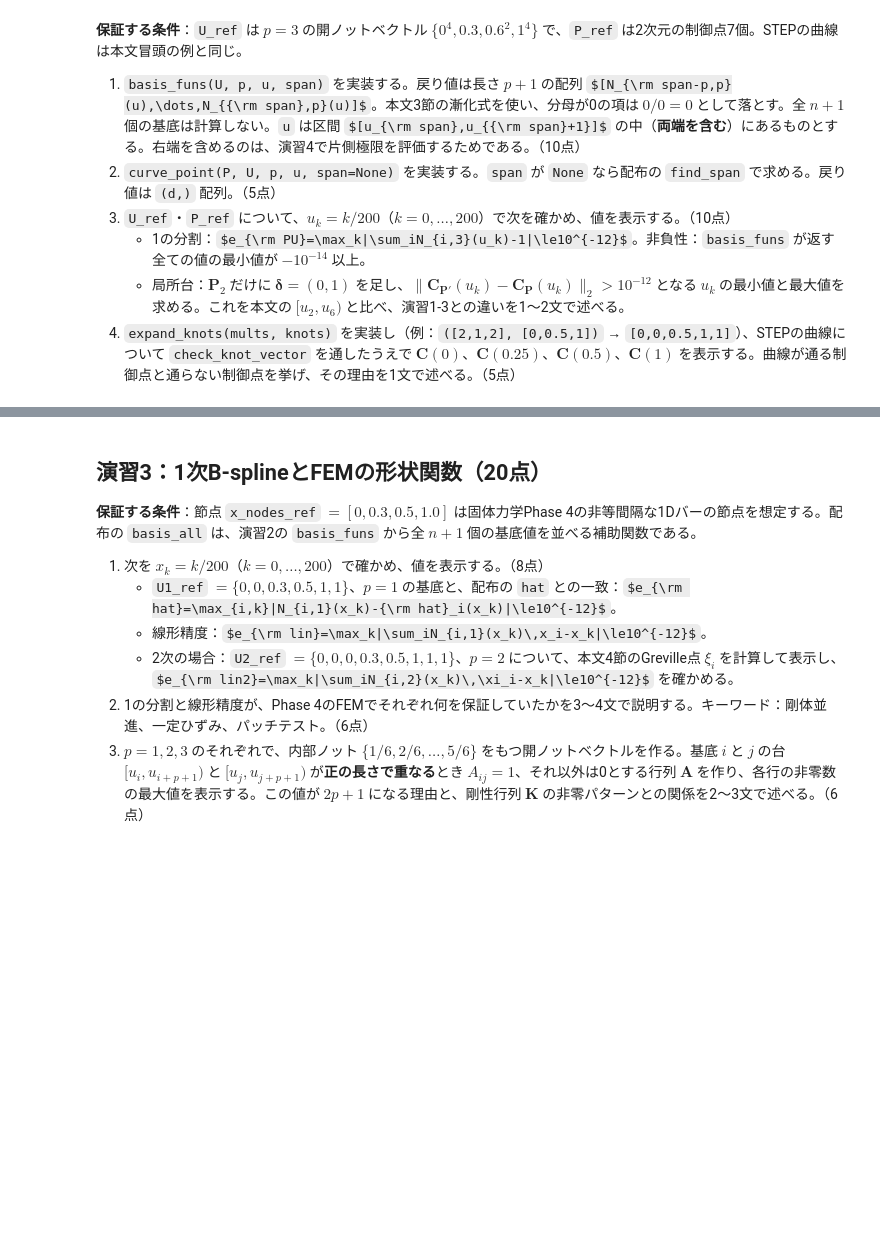
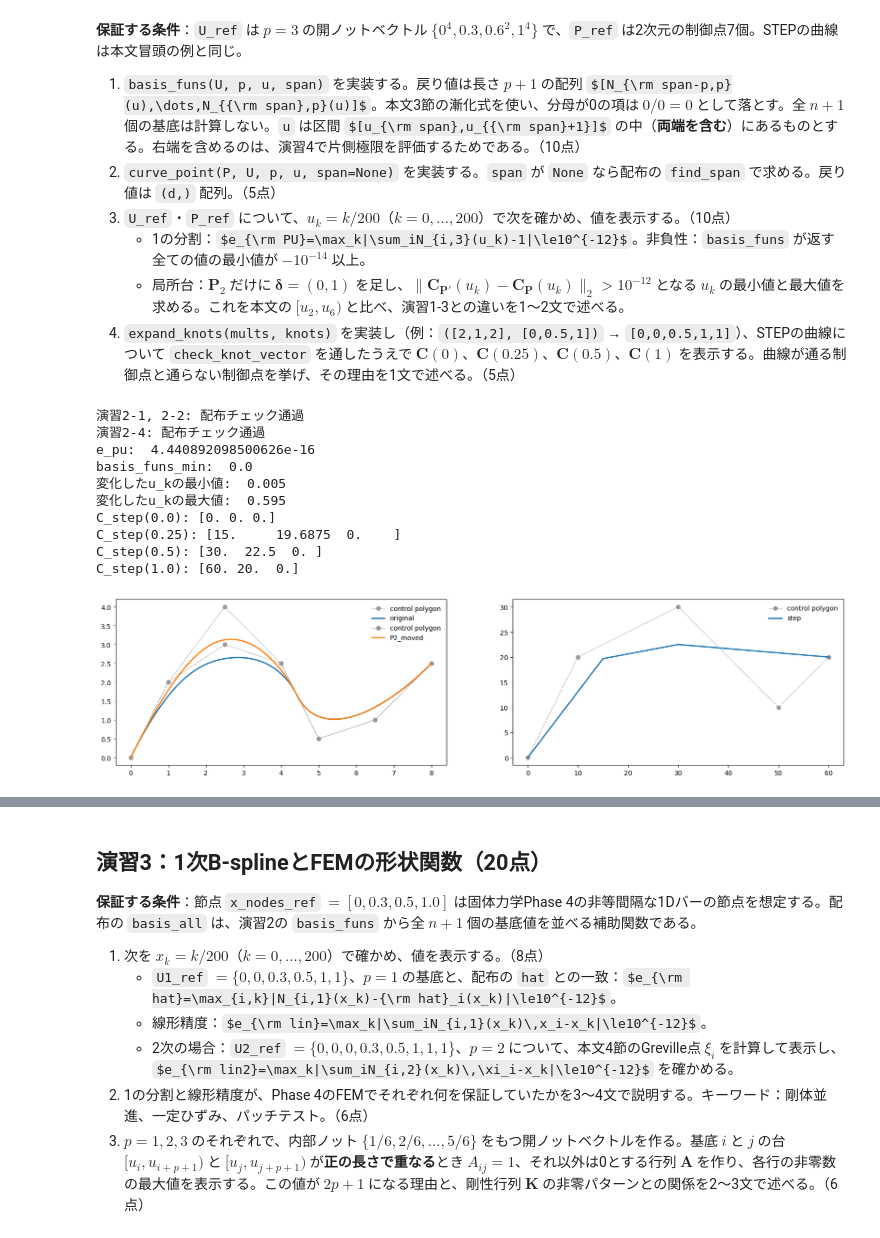
Before and after one commit to meshitaro0/cae-lab, a Jupyter notebook: notebooks/cad/Phase1.ipynb, the cells around one changed output, grey strips where cells are left out. Saved outputs shown, nothing was run; the diff lists cells and outputs as text; code cells hidden in the pictures; some formulas as TeX source; blank space fills up the shorter version.

```diff
--- a/notebooks/cad/Phase1.ipynb
+++ b/notebooks/cad/Phase1.ipynb
@@ -166,36 +213,101 @@ knots_step_ref = [0., 0.5, 1.]
 P_step_ref = np.array([[0., 0., 0.], [10., 20., 0.], [30., 30., 0.], [50., 10., 0.], [60., 20., 0.]])
 
 def basis_funs(U, p, u, span):
     U = np.asarray(U, dtype=float)
     if not (p <= span <= len(U) - p - 2) or not (U[span] <= u <= U[span + 1]):
         raise ValueError("span と u の組が不正です")
     # TODO: 長さ p+1 の配列 [N_{span-p,p}(u), ..., N_{span,p}(u)] を返す。
-    raise NotImplementedError
+    N = np.zeros(p + 2)
+    N[-2] = 1.
+    for pi in range(p):
+        coef0 = u - U[span - pi - 1:span + 1]
+        coef1 = U[span + 1:span + pi + 3] - u
+        den0 = U[span:span + pi + 2] - U[span - pi - 1:span + 1]
+        den1 = U[span + 1:span + pi + 3] - U[span - pi:span + 2]
+        for i in range(pi + 2):
+            if np.abs(den0[i]) < 1e-12:
+                coef0[i] = 0.
+            else:
+                coef0[i] /= den0[i]
+            if np.abs(den1[i]) < 1e-12:
+                coef1[i] = 0.
+            else:
+                coef1[i] /= den1[i]
+        N[-pi - 3:-1] = coef0 * N[-pi - 3:-1] + coef1 * N[-pi - 2:]
+    return N[:-1]
 
 def curve_point(P, U, p, u, span=None):
     P = check_points(P)
     U = check_knot_vector(U, p, len(P))
     # TODO: span が None なら find_span で求め、(d,) 配列を返す。
-    raise NotImplementedError
+    if span is None:
+        span = find_span(U, p, u)
+    N = np.zeros(len(P))
+    N[span - p:span + 1] = basis_funs(U, p, u, span)
+    return N @ P
 
 def expand_knots(mults, knots):
     # TODO: 各ノット値を多重度の回数だけ並べた1次元配列を返す。
-    raise NotImplementedError
+    knot_vector = []
+    for m, k in zip(mults, knots):
+        knot_vector += [k]*m
+    return np.array(knot_vector)
 
 def check_basis_and_curve():
     U_bez = [0., 0., 0., 1., 1., 1.]            # 内部ノットなし → Bernstein基底に一致
     assert np.allclose(basis_funs(U_bez, 2, 0.3, 2), [0.49, 0.42, 0.09], atol=1e-12, rtol=0)
     Q = P_bez_ref[:4]
     for t in (0.0, 0.4, 1.0):
         assert np.allclose(curve_point(Q, [0.] * 4 + [1.] * 4, 3, t), bezier_bernstein(Q, t), atol=1e-12, rtol=0)
 
 def check_expand():
     assert np.array_equal(expand_knots([2, 1, 2], [0., 0.5, 1.]), [0., 0., 0.5, 1., 1.])
 
 check_when_ready("演習2-1, 2-2", check_basis_and_curve)
 check_when_ready("演習2-4", check_expand)
 
 # TODO: 小問3・4の実験。
+u = np.linspace(0., 1., 201)
+bf = np.array([basis_funs(U_ref, p_ref, ui, find_span(U_ref, p_ref, ui)) for ui in u])
+e_pu = np.max(np.abs(bf.sum(axis=1) - 1.))
+print("e_pu: ", e_pu)
+assert e_pu <= 1e-12
+bf_min = np.min(bf)
+print("basis_funs_min: ", bf_min)
+assert bf_min >= -1e-14
+delta = np.zeros_like(P_ref)
+delta[2] += np.array([0.0, 1.0])
+C_p = np.array([curve_point(P_ref, U_ref, p_ref, ui) for ui in u])
+C_pd = np.array([curve_point(P_ref + delta, U_ref, p_ref, ui) for ui in u])
+range_d = np.flatnonzero(np.linalg.norm(C_pd - C_p, axis=1) > 1e-12)
+print("変化したu_kの最小値: ", u[range_d[0]])
+print("変化したu_kの最大値: ", u[range_d[-1]])
+
+t = np.array([0., 0.25, 0.5, 1.])
+U_step = check_knot_vector(expand_knots(mults_step_ref, knots_step_ref), p_step_ref, len(P_step_ref))
+C_step = np.array([curve_point(P_step_ref, U_step, p_step_ref, ti) for ti in t])
+for i, ti in enumerate(t):
+    print(f"C_step({ti}): {C_step[i]}")
+
+fig, axes = plt.subplots(1, 2, figsize=(20, 5))
+ax0 = axes[0]
+ax0 = plot_curve(P_ref, C_p, ax=ax0, label="original")
+ax0 = plot_curve(P_ref + delta, C_pd, ax=ax0, label="P2_moved")
+ax1 = axes[1]
+ax1 = plot_curve(P_step_ref, C_step, ax=ax1, label="step")
+plt.show()
+# %% [output]
+演習2-1, 2-2: 配布チェック通過
+演習2-4: 配布チェック通過
+e_pu:  4.440892098500626e-16
+basis_funs_min:  0.0
+変化したu_kの最小値:  0.005
+変化したu_kの最大値:  0.595
+C_step(0.0): [0. 0. 0.]
+C_step(0.25): [15.     19.6875  0.    ]
+C_step(0.5): [30.  22.5  0. ]
+C_step(1.0): [60. 20.  0.]
+[figure, added]
 # %% [markdown]
 ### 演習2 答案
 
```
Also changed, not shown: parts of 9 cells of this notebook, 1 other file.
